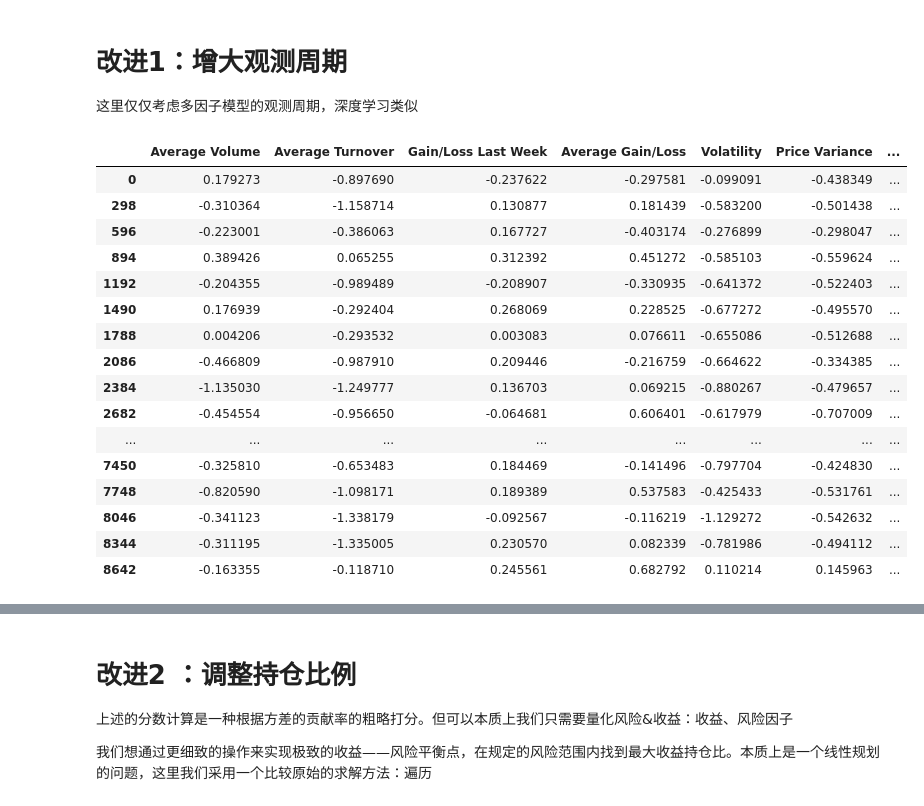
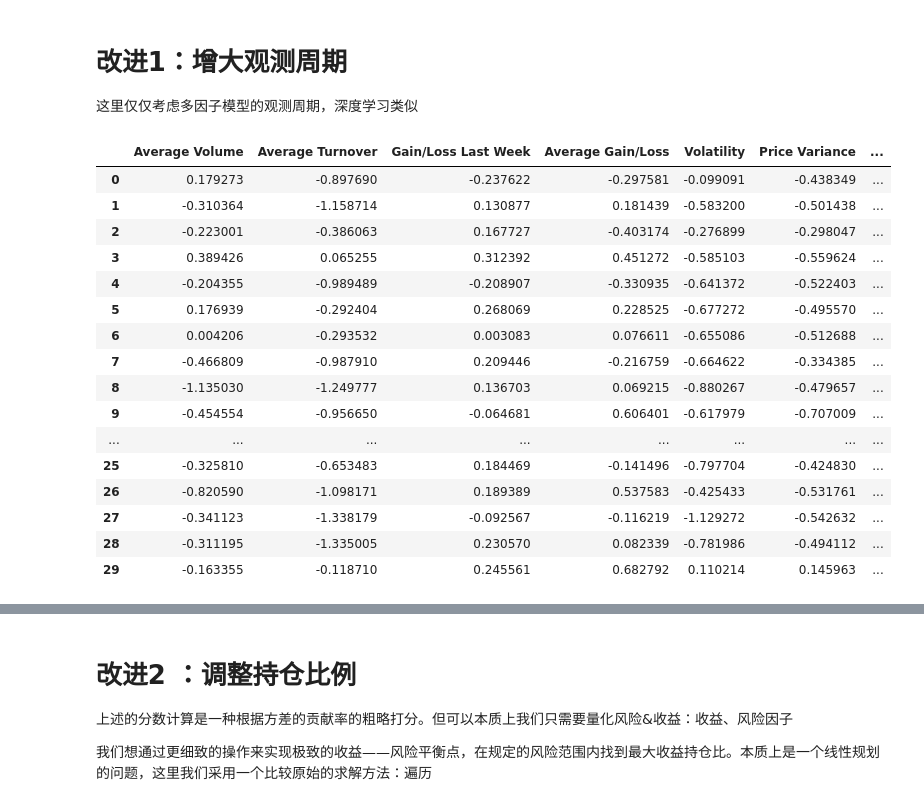
Before and after one commit to zhucebuliaole/MSBD5001_Quant, a Jupyter notebook: mini-project.ipynb, the cells around one changed output, grey strips where cells are left out. Drawn from its saved outputs; the diff is of its cells as text; code cells hidden in the pictures.

```diff
--- a/mini-project.ipynb
+++ b/mini-project.ipynb
@@ -134,40 +125,42 @@ print(X_score_scaler_sign)
 # %%
 # 取第k周数据，本周和前2周数据合成1周，取算数平均
 k=3
 
 #三周数据整合处理
 data = pd.read_csv('30_stocks_weekly_features.csv')
 data.rename(columns={'成交量均值':'Average Volume', '成交金额均值':'Average Turnover', '上周涨跌幅':'Gain/Loss Last Week','涨跌幅均值':'Average Gain/Loss','股价波动程度':'Volatility','开收盘价方差':'Price Variance','未来一周的收益率':'Yield Next week'}, inplace = True)
 
 data0 = data[data['start_time']==data['start_time'][k-3]]
 data1 = data[data['start_time']==data['start_time'][k-2]]
 data2 = data[data['start_time']==data['start_time'][k-1]]
 data1.index = data0.index
 data2.index = data0.index
 
+companies = data1.iloc[0:,1:3]
+companies = companies.reset_index().drop(columns = ['index'])
 data = data0 + data1 + data2
 data=data.iloc[0:,6:]
 data = data/3
-
+data = data.reset_index().drop(columns = ['index'])
 data
 # %% [output]
 |  | Average Volume | Average Turnover | Gain/Loss Last Week | Average Gain/Loss | Volatility | Price Variance | ... |
 | 0 | 0.179273 | -0.897690 | -0.237622 | -0.297581 | -0.099091 | -0.438349 | ... |
-| 298 | -0.310364 | -1.158714 | 0.130877 | 0.181439 | -0.583200 | -0.501438 | ... |
-| 596 | -0.223001 | -0.386063 | 0.167727 | -0.403174 | -0.276899 | -0.298047 | ... |
-| 894 | 0.389426 | 0.065255 | 0.312392 | 0.451272 | -0.585103 | -0.559624 | ... |
-| 1192 | -0.204355 | -0.989489 | -0.208907 | -0.330935 | -0.641372 | -0.522403 | ... |
-| 1490 | 0.176939 | -0.292404 | 0.268069 | 0.228525 | -0.677272 | -0.495570 | ... |
-| 1788 | 0.004206 | -0.293532 | 0.003083 | 0.076611 | -0.655086 | -0.512688 | ... |
-| 2086 | -0.466809 | -0.987910 | 0.209446 | -0.216759 | -0.664622 | -0.334385 | ... |
-| 2384 | -1.135030 | -1.249777 | 0.136703 | 0.069215 | -0.880267 | -0.479657 | ... |
-| 2682 | -0.454554 | -0.956650 | -0.064681 | 0.606401 | -0.617979 | -0.707009 | ... |
+| 1 | -0.310364 | -1.158714 | 0.130877 | 0.181439 | -0.583200 | -0.501438 | ... |
+| 2 | -0.223001 | -0.386063 | 0.167727 | -0.403174 | -0.276899 | -0.298047 | ... |
+| 3 | 0.389426 | 0.065255 | 0.312392 | 0.451272 | -0.585103 | -0.559624 | ... |
+| 4 | -0.204355 | -0.989489 | -0.208907 | -0.330935 | -0.641372 | -0.522403 | ... |
+| 5 | 0.176939 | -0.292404 | 0.268069 | 0.228525 | -0.677272 | -0.495570 | ... |
+| 6 | 0.004206 | -0.293532 | 0.003083 | 0.076611 | -0.655086 | -0.512688 | ... |
+| 7 | -0.466809 | -0.987910 | 0.209446 | -0.216759 | -0.664622 | -0.334385 | ... |
+| 8 | -1.135030 | -1.249777 | 0.136703 | 0.069215 | -0.880267 | -0.479657 | ... |
+| 9 | -0.454554 | -0.956650 | -0.064681 | 0.606401 | -0.617979 | -0.707009 | ... |
 | ... | ... | ... | ... | ... | ... | ... | ... |
-| 7450 | -0.325810 | -0.653483 | 0.184469 | -0.141496 | -0.797704 | -0.424830 | ... |
-| 7748 | -0.820590 | -1.098171 | 0.189389 | 0.537583 | -0.425433 | -0.531761 | ... |
-| 8046 | -0.341123 | -1.338179 | -0.092567 | -0.116219 | -1.129272 | -0.542632 | ... |
-| 8344 | -0.311195 | -1.335005 | 0.230570 | 0.082339 | -0.781986 | -0.494112 | ... |
-| 8642 | -0.163355 | -0.118710 | 0.245561 | 0.682792 | 0.110214 | 0.145963 | ... |
+| 25 | -0.325810 | -0.653483 | 0.184469 | -0.141496 | -0.797704 | -0.424830 | ... |
+| 26 | -0.820590 | -1.098171 | 0.189389 | 0.537583 | -0.425433 | -0.531761 | ... |
+| 27 | -0.341123 | -1.338179 | -0.092567 | -0.116219 | -1.129272 | -0.542632 | ... |
+| 28 | -0.311195 | -1.335005 | 0.230570 | 0.082339 | -0.781986 | -0.494112 | ... |
+| 29 | -0.163355 | -0.118710 | 0.245561 | 0.682792 | 0.110214 | 0.145963 | ... |
 # %%
 #从三周数据获取得分
 pca = PCA(n_components=6)
```
Also changed, not shown: parts of 20 cells of this notebook.
